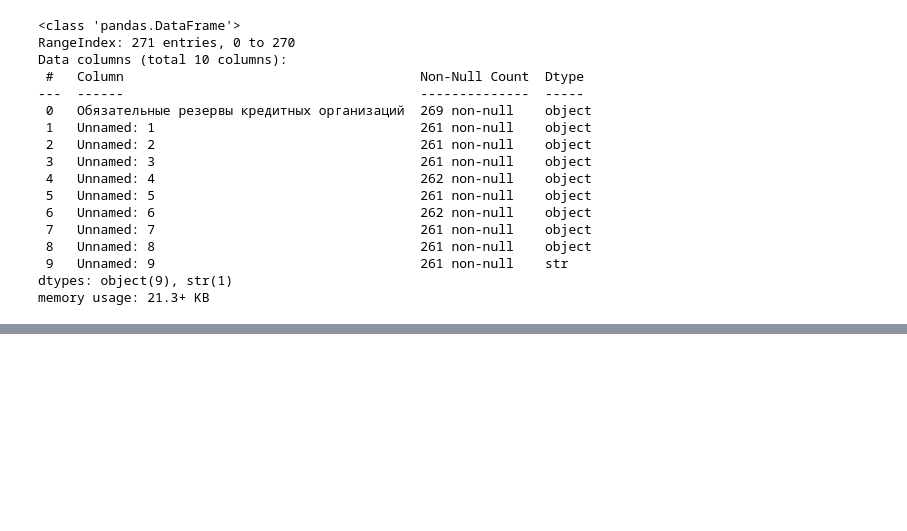
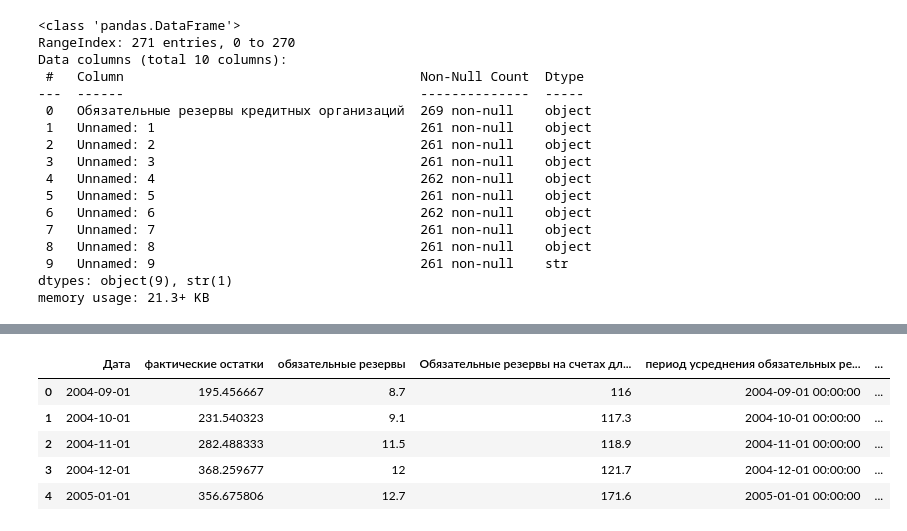
Before and after one commit to Povid1o/MathMode_LiquidityCatchers_RuLiquiditySentinel, a Jupyter notebook: ml/notebooks/model_1.ipynb, the cells around one changed output, grey strips where cells are left out. Cells and saved outputs as stored; diff of their text form; code cells hidden in the pictures; blank space fills up the shorter version.

Commit message:
Очищены данные, расчитан спред

```diff
--- a/ml/notebooks/model_1.ipynb
+++ b/ml/notebooks/model_1.ipynb
@@ -74,0 +92,10 @@ df.drop(columns=['пользующихся правом усреднения о
+# %%
+df['спред'] = df['фактические остатки'] - df['обязательные резервы']
+df.head()
+# %% [output]
+|  | Дата | фактические остатки | обязательные резервы | Обязательные резервы на счетах дл... | период усреднения обязательных ре... | ... |
+| 0 | 2004-09-01 | 195.456667 | 8.7 | 116 | 2004-09-01 00:00:00 | ... |
+| 1 | 2004-10-01 | 231.540323 | 9.1 | 117.3 | 2004-10-01 00:00:00 | ... |
+| 2 | 2004-11-01 | 282.488333 | 11.5 | 118.9 | 2004-11-01 00:00:00 | ... |
+| 3 | 2004-12-01 | 368.259677 | 12 | 121.7 | 2004-12-01 00:00:00 | ... |
+| 4 | 2005-01-01 | 356.675806 | 12.7 | 171.6 | 2005-01-01 00:00:00 | ... |
```
Also changed, not shown: parts of 6 cells of this notebook, 13 other files.
